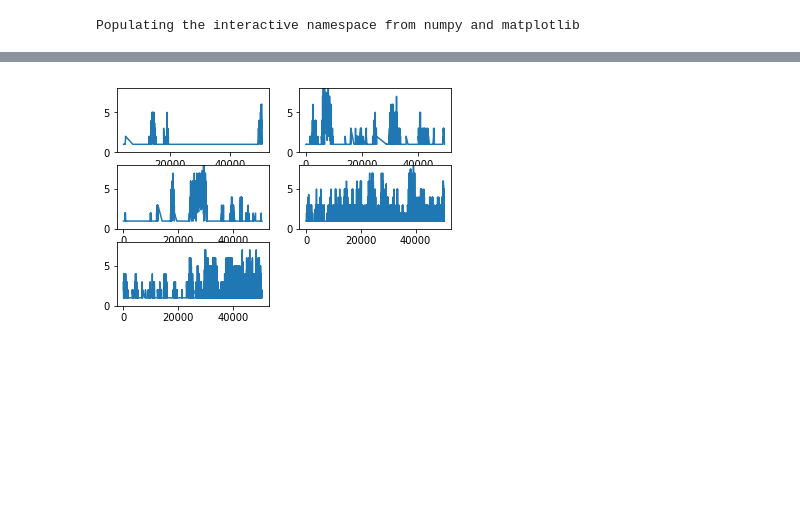
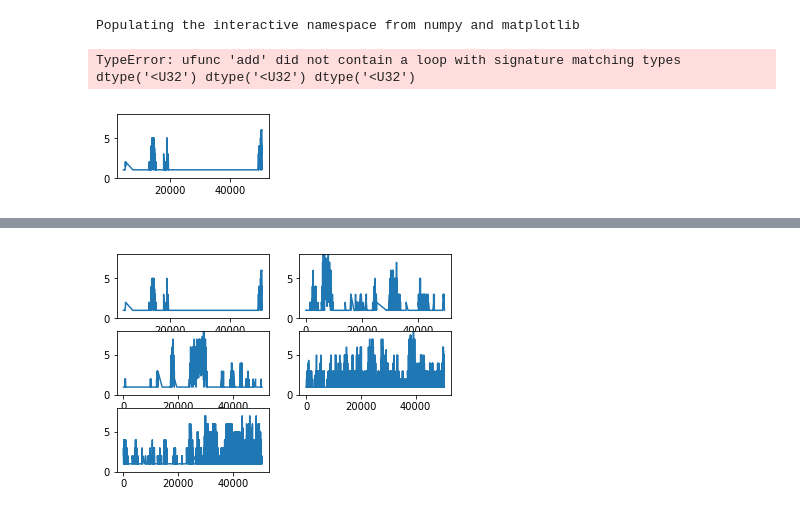
Before and after one commit to jecs89/LearningEveryDay, a Jupyter notebook: ML/Analyzing Complex Network - Measurement.ipynb, the cells around one changed output, grey strips where cells are left out. Saved outputs shown, nothing was run; the diff lists cells and outputs as text; code cells hidden in the pictures; blank space fills up the shorter version.

Commit message:
Analyzing Complex Network - K Nearest Neighbor

```diff
--- a/ML/Analyzing Complex Network - Measurement.ipynb
+++ b/ML/Analyzing Complex Network - Measurement.ipynb
@@ -9,6 +9,44 @@ import networkx as nx
 from matplotlib import pyplot as plt
 # %% [output]
 Populating the interactive namespace from numpy and matplotlib
+# %%
+prefix = './exp 1/'
+neg = 'net_neg_'
+pos = 'net_pos_'
+pofix = '.net'
+
+for i in range(1,6):
+    G1=nx.read_pajek(prefix+neg+str(i)+pofix)
+    G=nx.Graph(G1)
+#     print(G.number_of_nodes())
+#     print(G.number_of_edges())
+
+    # print(nx.average_neighbor_degree(G))
+    var = nx.average_neighbor_degree(G, weight='weight')
+    mylist = []
+    myval = []
+    # print(var)
+    for idx in var:
+        mylist.append(int(idx))
+        myval.append(var[idx])
+    # print(mylist)
+    # print(myval)
+
+    ax = plt.subplot(3,2,i)
+    ax.set_ylim((0, 8))
+    plt.plot(mylist,myval)
+
+#     print(nx.k_nearest_neighbors(G, weight='weight'))
+    myval = []
+    var = nx.k_nearest_neighbors(G, weight='weight')
+
+    for idx in var:
+        myval.append(var[idx])
+    np.min(np.array(myval))
+    print(np.min(np.array(myval)) + ' ' + np.max(np.array(myval)))
+# %% [output]
+TypeError: ufunc 'add' did not contain a loop with signature matching types dtype('<U32') dtype('<U32') dtype('<U32')
+[figure, added]
 # %%
 prefix = './exp 1/'
 neg = 'net_neg_'
```
Also changed, not shown: parts of 3 cells of this notebook.
